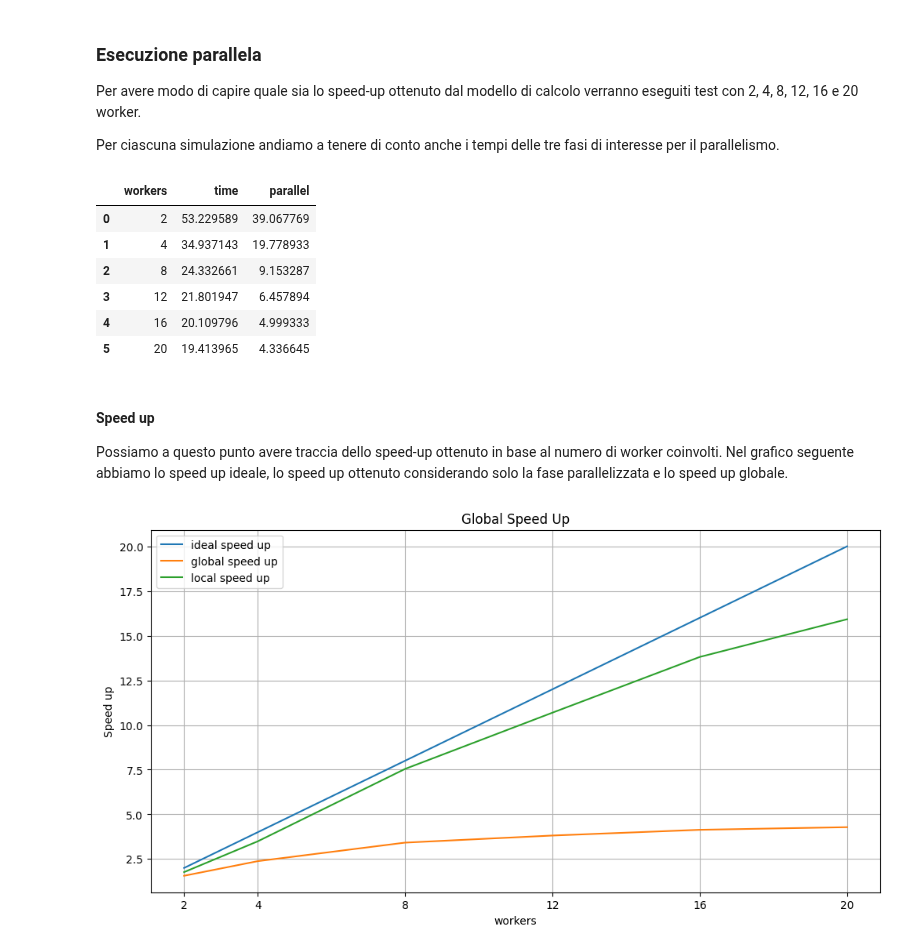
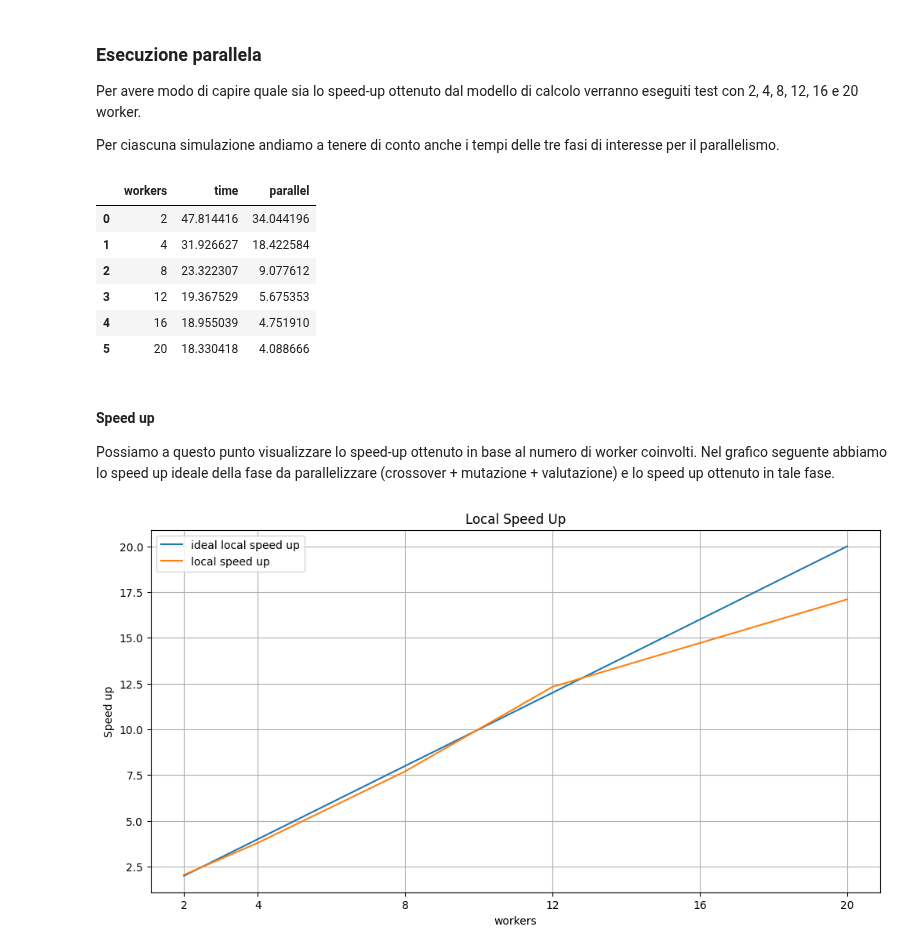
Before and after one commit to FedericoBustaffa/thesis, a Jupyter notebook: src/notebook.ipynb, the cells around one changed output. Cells and saved outputs as stored; diff of their text form; code cells hidden in the pictures.

```diff
--- a/src/notebook.ipynb
+++ b/src/notebook.ipynb
@@ -414,6 +414,7 @@ di interesse per il parallelismo.
 workers = [2, 4, 8, 12, 16, 20]
 
 timings = {"workers": workers, "time": [], "parallel": []}
+stats = []
 for w in workers:
     qga = solver.QueuedGeneticSolver(w)
     start = time.perf_counter()
@@ -423,40 +424,42 @@ for w in workers:
     queue_time = time.perf_counter() - start
     timings["time"].append(queue_time)
     timings["parallel"].append(queue_stats["parallel"])
+    stats.append(queue_stats)
 
 timings = pd.DataFrame(timings)
 timings
 # %% [output]
 |  | workers | time | parallel |
-| 0 | 2 | 53.229589 | 39.067769 |
-| 1 | 4 | 34.937143 | 19.778933 |
-| 2 | 8 | 24.332661 | 9.153287 |
-| 3 | 12 | 21.801947 | 6.457894 |
-| 4 | 16 | 20.109796 | 4.999333 |
-| 5 | 20 | 19.413965 | 4.336645 |
+| 0 | 2 | 47.814416 | 34.044196 |
+| 1 | 4 | 31.926627 | 18.422584 |
+| 2 | 8 | 23.322307 | 9.077612 |
+| 3 | 12 | 19.367529 | 5.675353 |
+| 4 | 16 | 18.955039 | 4.751910 |
+| 5 | 20 | 18.330418 | 4.088666 |
 # %% [markdown]
 #### Speed up
 
-Possiamo a questo punto avere traccia dello speed-up ottenuto in base al numero di worker
-coinvolti. Nel grafico seguente abbiamo lo speed up ideale, lo speed up ottenuto considerando
-solo la fase parallelizzata e lo speed up globale.
+Possiamo a questo punto visualizzare lo speed-up ottenuto in base al numero di worker
+coinvolti. Nel grafico seguente abbiamo lo speed up ideale della fase da parallelizzare
+(crossover + mutazione + valutazione) e lo speed up ottenuto in tale fase.
 # %%
 plt.figure(figsize=(12, 6))
-plt.title("Global Speed Up")
+plt.title("Local Speed Up")
 plt.xlabel("workers")
 plt.ylabel("Speed up")
 plt.xticks(timings["workers"])
+
 plt.plot(
-    [i for i in range(2, 21, 1)],
-    [i for i in range(2, 21, 1)],
-    label="ideal speed up",
+    [i + 1 for i in range(1, 20, 1)],
+    [i + 1 for i in range(1, 20, 1)],
+    label="ideal local speed up",
 )
-global_speed_up = timings["time"].map(lambda x: sequential_time / x)
+
 local_speed_up = timings["parallel"].map(lambda x: seq_cme / x)
-plt.plot(timings["workers"], global_speed_up, label="global speed up")
 plt.plot(timings["workers"], local_speed_up, label="local speed up")
+
 plt.legend()
 plt.grid()
 plt.show()
 # %% [output]
-[figure, old version]
+[figure, new version]
```
Also changed, not shown: parts of 12 cells of this notebook.
